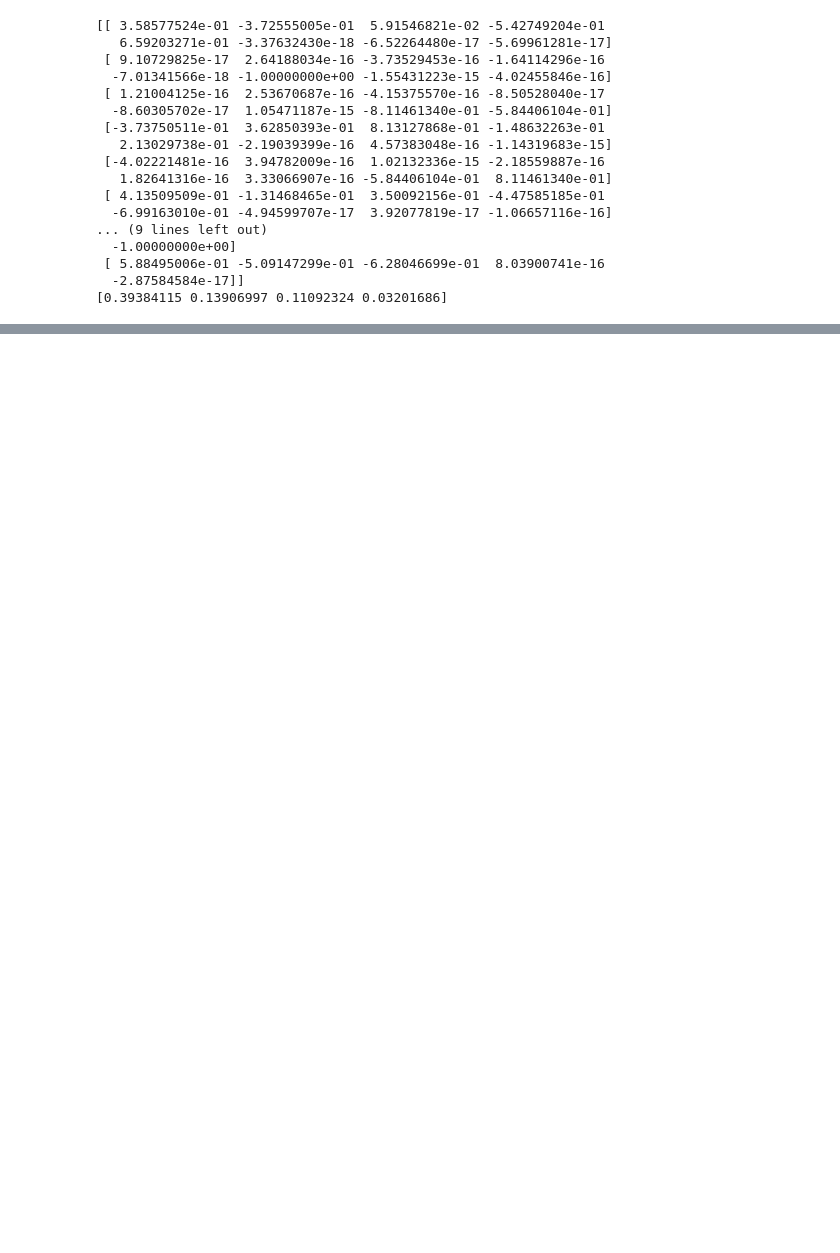
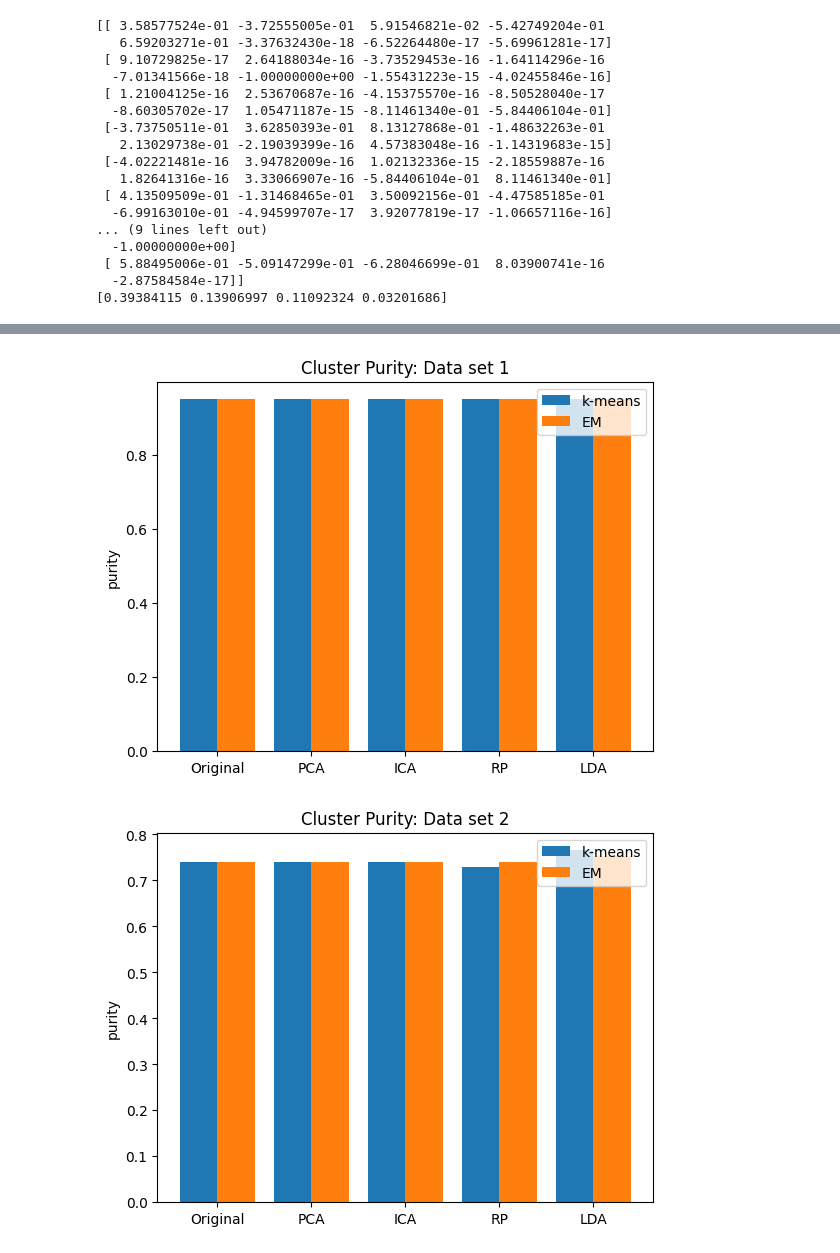
Before and after one commit to staceywies/Nothing-to-see-here, a Jupyter notebook: Unsupervised Learning and Dimensionality Reduction/UnsupervisedLearning.ipynb, the cells around one changed output, grey strips where cells are left out. Cells and saved outputs as stored; diff of their text form; code cells hidden in the pictures; blank space fills up the shorter version.

```diff
--- a/Unsupervised Learning and Dimensionality Reduction/UnsupervisedLearning.ipynb
+++ b/Unsupervised Learning and Dimensionality Reduction/UnsupervisedLearning.ipynb
@@ -44,9 +46,12 @@ for i in range(len(kclus1vals)):
 print(kclusperformance1)
 N=kclus1vals.shape
 accuracy= (kclus1vals==output1).sum()/N
-print(accuracy)
+#print(accuracy)
+#print(kclusters1.cluster_centers_)
 
-
+n=np.sum(kclusperformance1)
+purity1k=np.sum(np.max(kclusperformance1, axis=1))/n
+print(purity1k)
 kclusters2= KMeans(random_state=212, n_clusters=3, algorithm="lloyd")
 kclus2vals=kclusters2.fit_predict(input2)
 kclusperformance2=np.zeros((3,3))
@@ -57,8 +62,11 @@ for i in range(len(kclus2vals)):
     ##X axis is the actual val, y axis is the calculated
 
 print(kclusperformance2)
-N=kclus2vals.shape
 accuracy= (kclus2vals==output2).sum()/N
-print(accuracy)
+#print(accuracy)
+#print(kclusters2.cluster_centers_)
+n=np.sum(kclusperformance2)
+purity2k=np.sum(np.max(kclusperformance2, axis=1))/n
+print(purity2k)
 # %% [output]
 [[351.  33.   0.]
@@ -85,6 +93,12 @@ print(emperform1)
 N=emvals1.shape
 accuracy= (emvals1==output1).sum()/N
 print(accuracy)
+print(emclusters1.weights_)
+print(emclusters1.means_)
+purity1em=np.sum(np.max(emperform1, axis=1))/n
+print(purity1em)
+
+
 
 ##########################################
 emclusters2= GaussianMixture(random_state=212, n_components=3)
@@ -100,6 +114,9 @@ print(emperform2)
 N=emvals2.shape
 accuracy= (emvals2==output2).sum()/N
 print(accuracy)
+print(emclusters2.weights_)
+print(emclusters2.means_)
+purity2em=np.sum(np.max(emperform2, axis=1))/n
 
 ###Values
 #kclusters1.labels_
@@ -307,0 +422,24 @@ for dat in data2:
+# %%
+import matplotlib.pyplot as plt
+x = np.arange(5)
+plt.title("Cluster Purity: Data set 1")
+width = 0.40
+plt.bar( x-0.2,purities1k, width)
+plt.bar( x+0.2, purities1em, width)
+plt.ylabel("purity")
+plt.legend(["k-means", "EM"])
+plt.xticks(x, ['Original', 'PCA', 'ICA', 'RP', 'LDA'])
+plt.show()
+
+x = np.arange(5)
+plt.title("Cluster Purity: Data set 2")
+width = 0.40
+plt.bar( x-0.2,purities2k, width)
+plt.bar( x+0.2, purities2em, width)
+plt.ylabel("purity")
+plt.legend(["k-means", "EM"])
+plt.xticks(x, ['Original', 'PCA', 'ICA', 'RP', 'LDA'])
+plt.show()
+# %% [output]
+[figure, added]
+[figure, added]
```
Also changed, not shown: parts of 13 cells of this notebook, 1 other file.
